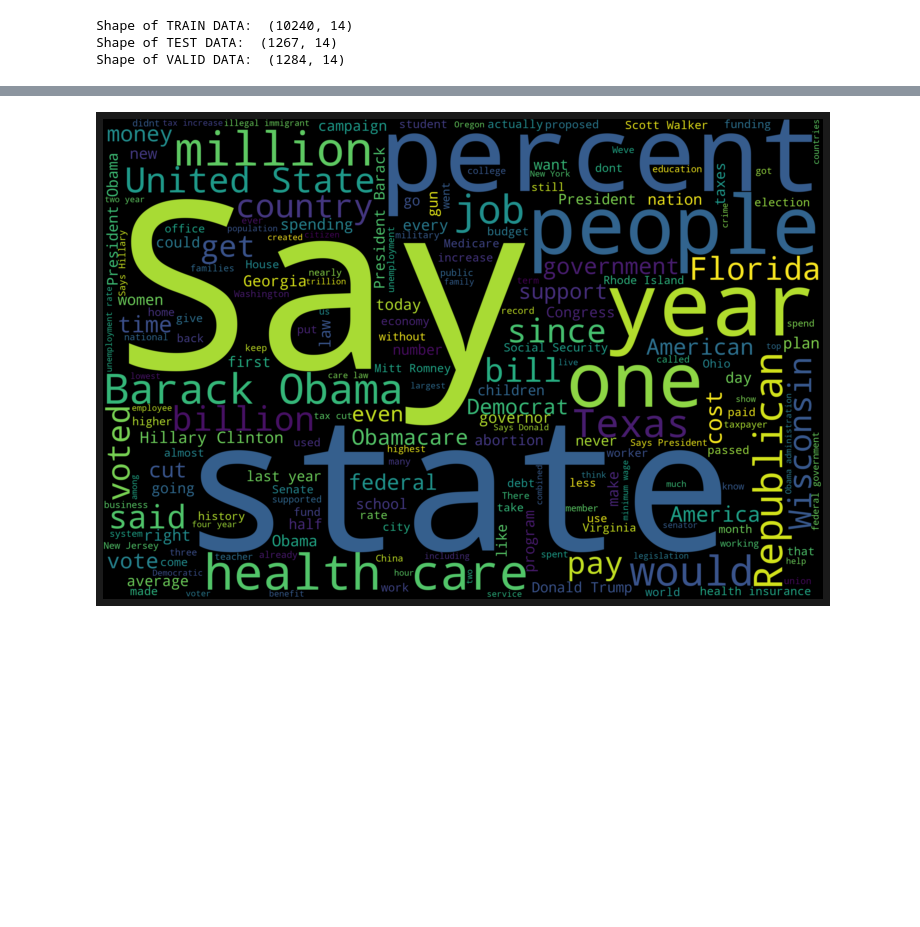
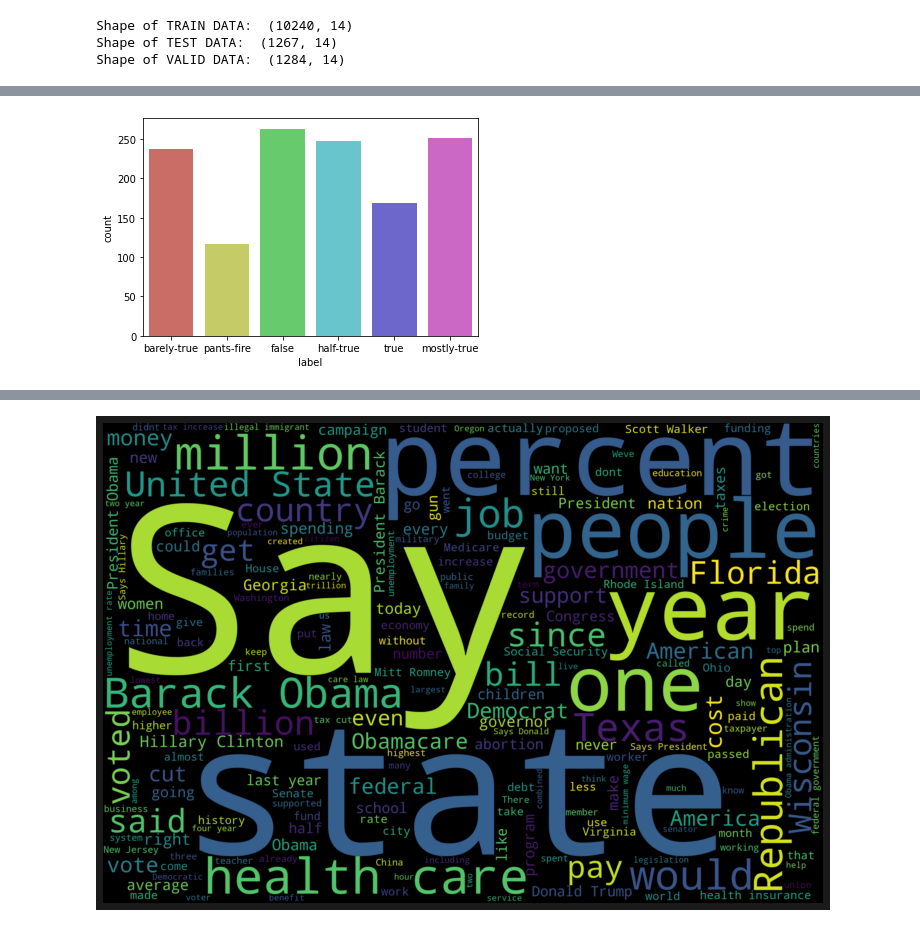
Before and after one commit to vasvarym/FakeNewsProject, a Jupyter notebook: liardatasetwithglove.ipynb, the cells around one changed output, grey strips where cells are left out. Saved outputs shown, nothing was run; the diff lists cells and outputs as text; code cells hidden in the pictures; blank space fills up the shorter version.

```diff
--- a/liardatasetwithglove.ipynb
+++ b/liardatasetwithglove.ipynb
@@ -147,0 +124,4 @@ chart.set_xticklabels(chart.get_xticklabels(),rotation=90)
+# %%
+check_dist(valid)
+# %% [output]
+[figure, added]
```
Also changed, not shown: parts of 71 cells of this notebook.
